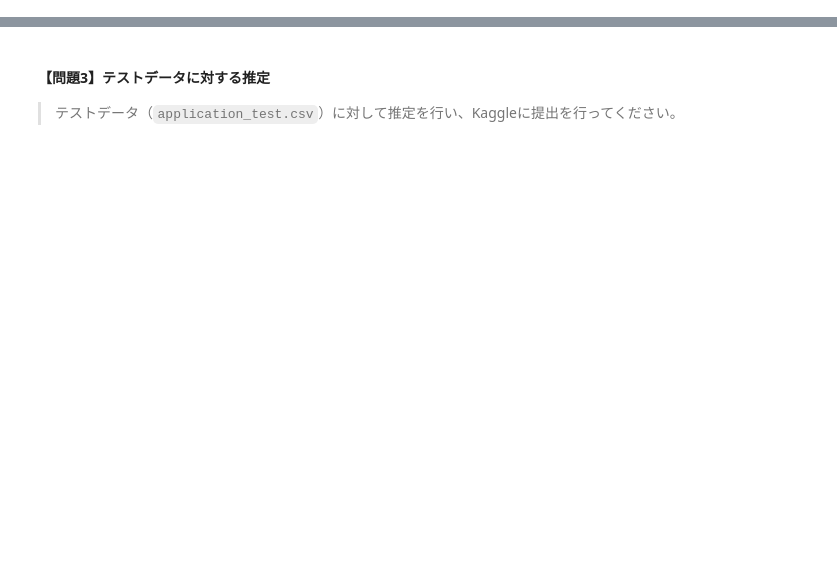
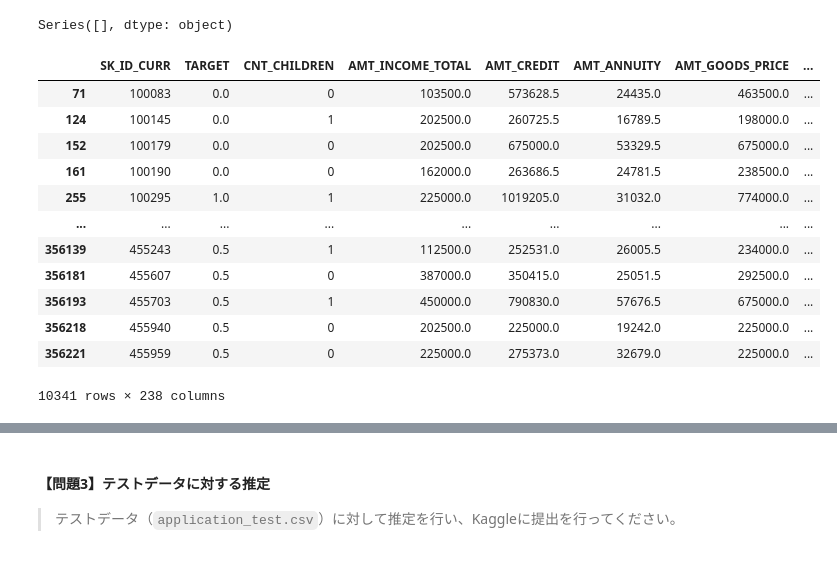
Before and after one commit to GitHiru/ml_dic, a Jupyter notebook: pre_learning/week4/week4_4_homecredit.ipynb, the cells around one changed output, grey strips where cells are left out. Saved outputs shown, nothing was run; the diff lists cells and outputs as text; code cells hidden in the pictures; blank space fills up the shorter version.

```diff
--- a/pre_learning/week4/week4_4_homecredit.ipynb
+++ b/pre_learning/week4/week4_4_homecredit.ipynb
@@ -9,0 +179,22 @@
+# %%
+alldata = pd.get_dummies(alldata)
+# %%
+alldata.dtypes[alldata.dtypes == object]
+# %% [output]
+Series([], dtype: object)
+# %%
+alldata
+# %% [output]
+|  | SK_ID_CURR | TARGET | CNT_CHILDREN | AMT_INCOME_TOTAL | AMT_CREDIT | AMT_ANNUITY | AMT_GOODS_PRICE | ... |
+| 71 | 100083 | 0.0 | 0 | 103500.0 | 573628.5 | 24435.0 | 463500.0 | ... |
+| 124 | 100145 | 0.0 | 1 | 202500.0 | 260725.5 | 16789.5 | 198000.0 | ... |
+| 152 | 100179 | 0.0 | 0 | 202500.0 | 675000.0 | 53329.5 | 675000.0 | ... |
+| 161 | 100190 | 0.0 | 0 | 162000.0 | 263686.5 | 24781.5 | 238500.0 | ... |
+| 255 | 100295 | 1.0 | 1 | 225000.0 | 1019205.0 | 31032.0 | 774000.0 | ... |
+| ... | ... | ... | ... | ... | ... | ... | ... | ... |
+| 356139 | 455243 | 0.5 | 1 | 112500.0 | 252531.0 | 26005.5 | 234000.0 | ... |
+| 356181 | 455607 | 0.5 | 0 | 387000.0 | 350415.0 | 25051.5 | 292500.0 | ... |
+| 356193 | 455703 | 0.5 | 1 | 450000.0 | 790830.0 | 57676.5 | 675000.0 | ... |
+| 356218 | 455940 | 0.5 | 0 | 202500.0 | 225000.0 | 19242.0 | 225000.0 | ... |
+| 356221 | 455959 | 0.5 | 0 | 225000.0 | 275373.0 | 32679.0 | 225000.0 | ... |
+10341 rows × 238 columns
```
Also changed, not shown: parts of 58 cells of this notebook, 1 other file.
